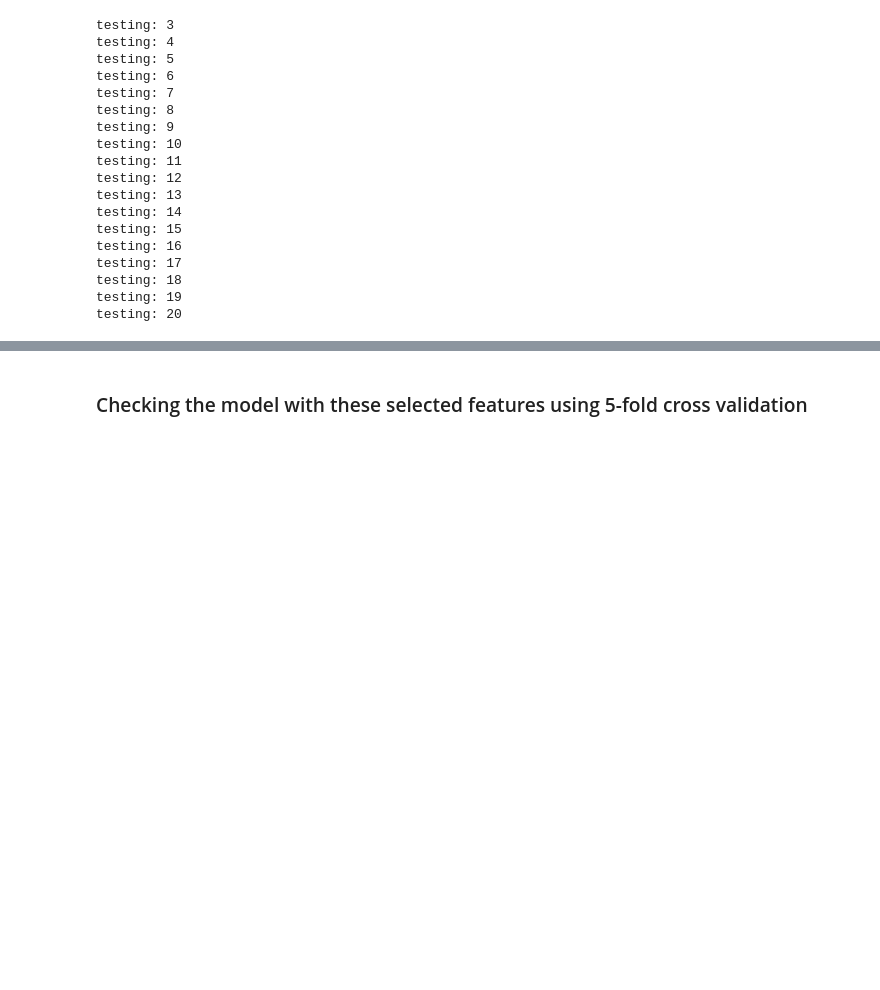
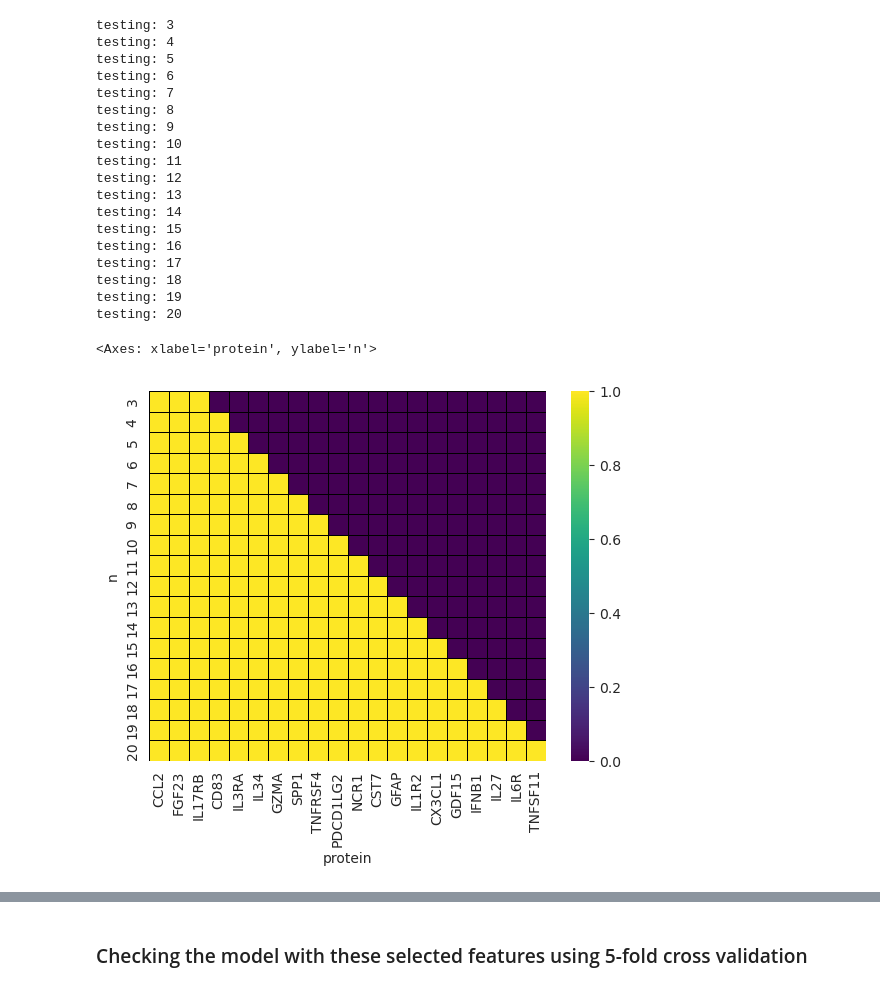
Before and after one commit to VCU-Bioinformatics-Core/20241011.kevin_byrd.ibd_nulisa, a Jupyter notebook: workflow/specimen_focused/cd_versus_uc/logit_model.py.ipynb, the cells around one changed output, grey strips where cells are left out. Drawn from its saved outputs; the diff is of its cells as text; code cells hidden in the pictures; blank space fills up the shorter version.

```diff
--- a/workflow/specimen_focused/cd_versus_uc/logit_model.py.ipynb
+++ b/workflow/specimen_focused/cd_versus_uc/logit_model.py.ipynb
@@ -153,6 +167,16 @@ testing: 17
 testing: 18
 testing: 19
 testing: 20
+# %%
+all_rfe_order_data = pd.concat(rfe_order_data, axis=0)
+all_rfe_order_data.loc[:, 'present'] = 1
+all_rfe_order_matrix = all_rfe_order_data.pivot(index='protein', columns='n', values='present').fillna(0)
+all_rfe_order_matrix = all_rfe_order_matrix.loc[all_rfe_order_data.protein.unique().tolist(),:]
+# %%
+sns.heatmap(all_rfe_order_matrix.T, linecolor='black', linewidths=0.5, cmap='viridis')
+# %% [output]
+<Axes: xlabel='protein', ylabel='n'>
+[figure, added]
 # %%
 results_df = pd.DataFrame(results, columns=['num_features', 'train_acc', 'test_acc'])
 # %%
```
Also changed, not shown: parts of 24 cells of this notebook, 5 other files.
